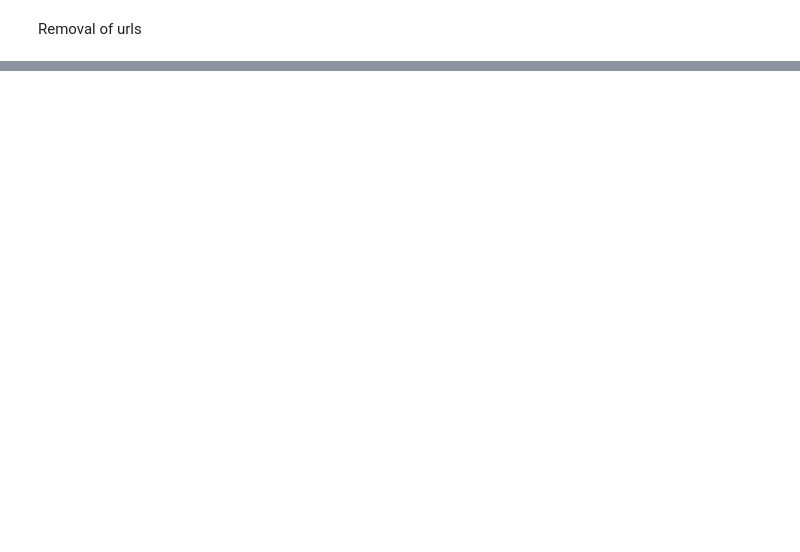
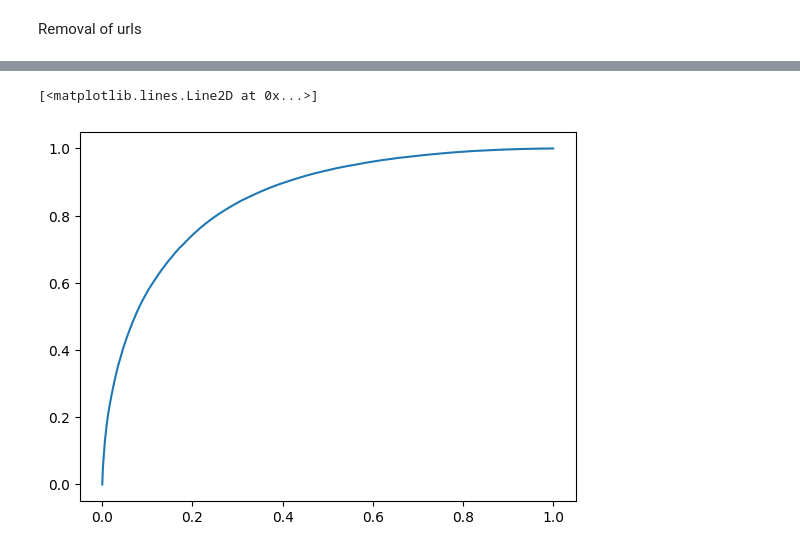
Before and after one commit to AasthaMuk/Module-21_DS-Projects, a Jupyter notebook: Project1-Twitter Sentiment Analysis/predict_twitter_polarity.ipynb, the cells around one changed output, grey strips where cells are left out. Drawn from its saved outputs; the diff is of its cells as text; code cells hidden in the pictures; blank space fills up the shorter version.

```diff
--- a/Project1-Twitter Sentiment Analysis/predict_twitter_polarity.ipynb
+++ b/Project1-Twitter Sentiment Analysis/predict_twitter_polarity.ipynb
@@ -178,0 +405,3 @@ df['text']
+# %%
+df1['clean_text']=df1['clean_text'].map(lemmatizing)
+df1
@@ -178,0 +496,6 @@ df['text']
+# %%
+tfidfvectorizer = TfidfVectorizer(analyzer='word',stop_words= 'english')
+tfidf = tfidfvectorizer.fit_transform(df1['clean_text'])
+# %%
+Xtrain_tfidf,Xtest_tfidf,ytrain_tfidf,ytest_tfidf = train_test_split(tfidf,df1['target'],
+                                                                     random_state=42,test_size=0.3)
@@ -178,0 +557,22 @@ df['text']
+# %%
+model=LogisticRegression()
+model.fit(Xtrain_tfidf,ytrain_tfidf)
+
+y_pred=model.predict(Xtest_tfidf)
+result = confusion_matrix(ytest_tfidf, y_pred)
+print("Confusion Matrix:")
+print(result)
+
+class_report = classification_report(ytest_tfidf, y_pred)
+print("Classification Report:",)
+print (class_report)
+
+accuracy = accuracy_score(ytest_tfidf,y_pred)
+print("Accuracy:",accuracy)
+
+print("Precision:",precision_score(ytest_tfidf,y_pred,pos_label=4))
+
+# Here positive label is 4 in given dataset
+print("F1_score:",f1_score(ytest_tfidf, y_pred, average="binary", pos_label=4))
+
+print("ROC : ",roc_auc_score(ytest_tfidf,y_pred), 3)
@@ -178,0 +597,7 @@ df['text']
+# %%
+pred_prob=model.predict_proba(Xtest_tfidf)
+fpr,tpr,thresh=roc_curve(ytest_tfidf,pred_prob[:,1],pos_label=4)
+plt.plot(fpr,tpr)
+# %% [output]
+[<matplotlib.lines.Line2D at 0x...>]
+[figure, added]
```
Also changed, not shown: parts of 48 cells of this notebook.
